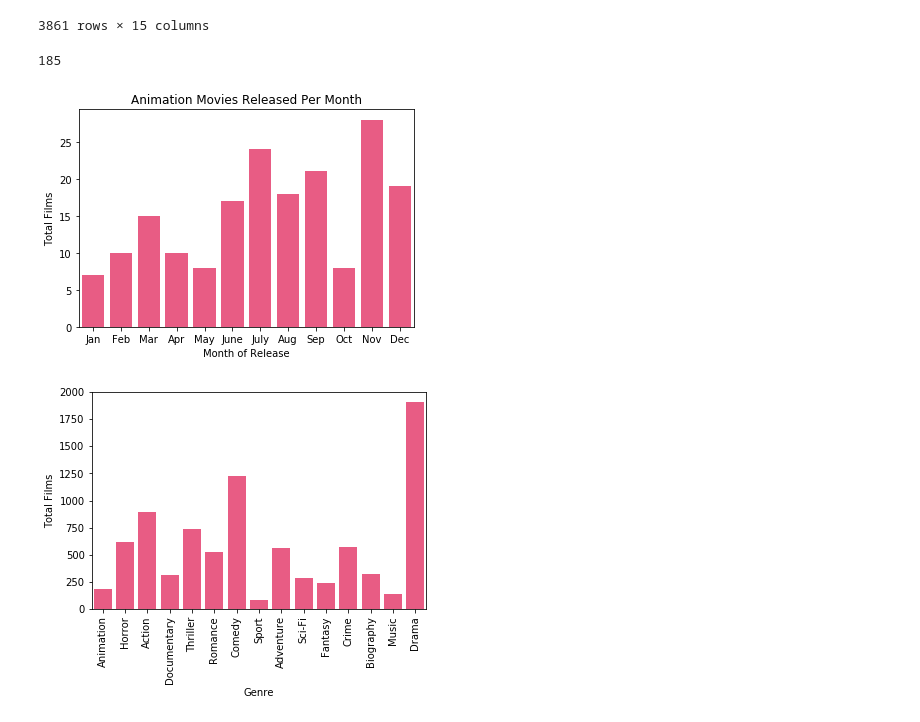
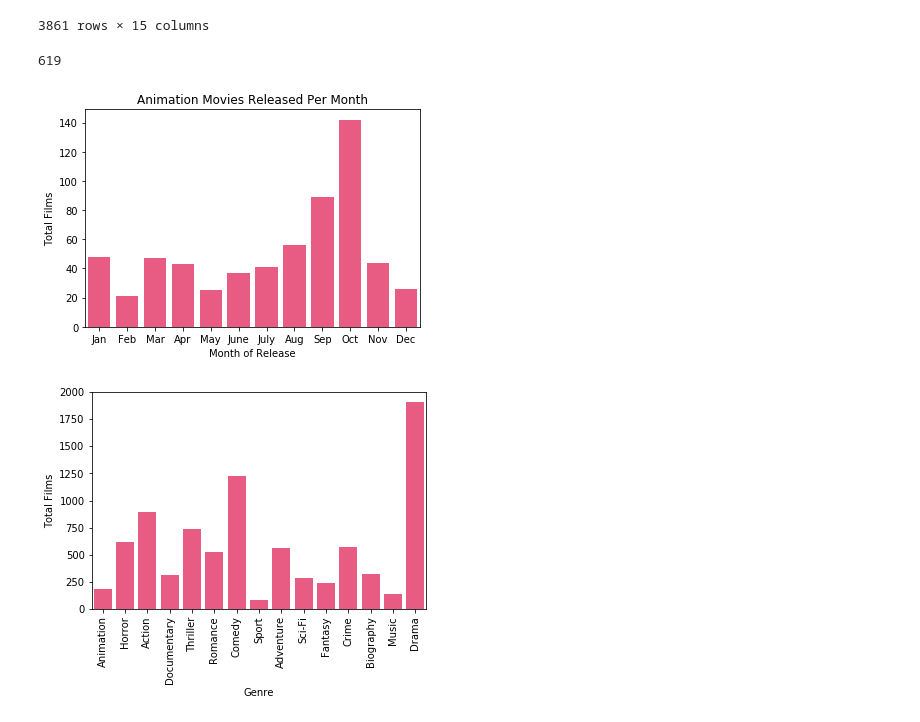
Before and after one commit to anilca-lab/FIS-Mod1-Project, a Jupyter notebook: imported_film_data.ipynb, the cells around one changed output. Cells and saved outputs as stored; diff of their text form; code cells hidden in the pictures.

Commit message:
Added genre/month code to technical analysis

```diff
--- a/imported_film_data.ipynb
+++ b/imported_film_data.ipynb
@@ -199,15 +199,14 @@ df_watched
 | 85238 | ZOOTOPIA | 2016.0 | Adventure,Animation,Comedy | 8.0 | 383446.0 | [16, 12, 10751, 35] | 27.549 | 7.7 | ... |
 3861 rows × 15 columns
 # %%
-temp = df_watched.groupby(['month'])['genres'].sum()
+movie_genres_by_month = df_watched.groupby(['month'])['genres'].sum()
 # %%
-data = []
-tempoary = []
-for items in temp.iteritems():
-    data.append(items[1].count("Animation"))
-ser = pd.Series(data)
-ser = ser.rename({0: "Jan", 1:"Feb", 2:"Mar", 3:"Apr",4:"May",5:"June",6:"July", 7:"Aug", 8:"Sep", 9:"Oct", 10:"Nov", 11:"Dec"})
-print(sum(ser))
+movie_genre = []
+for items in movie_genres_by_month.iteritems():
+    movie_genre.append(items[1].count("Horror"))
+movie_genre_mon = pd.Series(movie_genre)
+movie_genre_mon = movie_genre_mon.rename({0: "Jan", 1:"Feb", 2:"Mar", 3:"Apr",4:"May",5:"June",6:"July", 7:"Aug", 8:"Sep", 9:"Oct", 10:"Nov", 11:"Dec"})
+print(sum(movie_genre_mon))
 
 
 #Animation Total is 185
@@ -221,15 +220,15 @@ print(sum(ser))
 #Adventure 565
 #Sci-287
 # %% [output]
-185
+619
 # %%
 #Graph of genre_target by month
-genresreleases = sns.barplot(ser.index, ser.values, color="#ff457a")
+genresreleases = sns.barplot(movie_genre_mon.index, movie_genre_mon.values, color="#ff457a")
 genresreleases.set(xlabel='Month of Release', ylabel='Total Films')
 genresreleases.set_title("Animation Movies Released Per Month")
 plt.show()
 # %% [output]
-[figure, old version]
+[figure, new version]
 # %%
 #sum of all the movies genres
 genre_movies_released = pd.Series([185,619,894,312,733,525,1225,85,565,287,238,576,319,142,1908])
```
Also changed, not shown: parts of 3 cells of this notebook, 3 other files.
